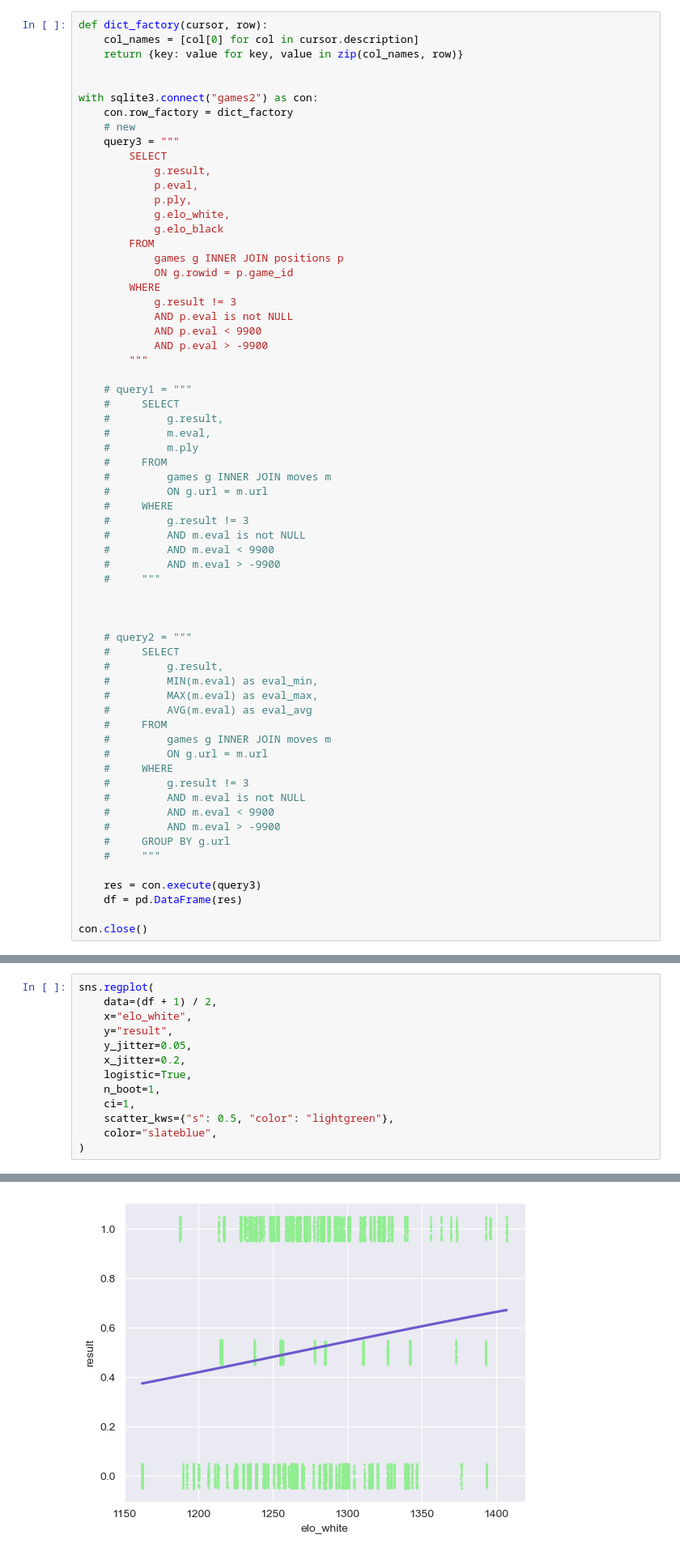
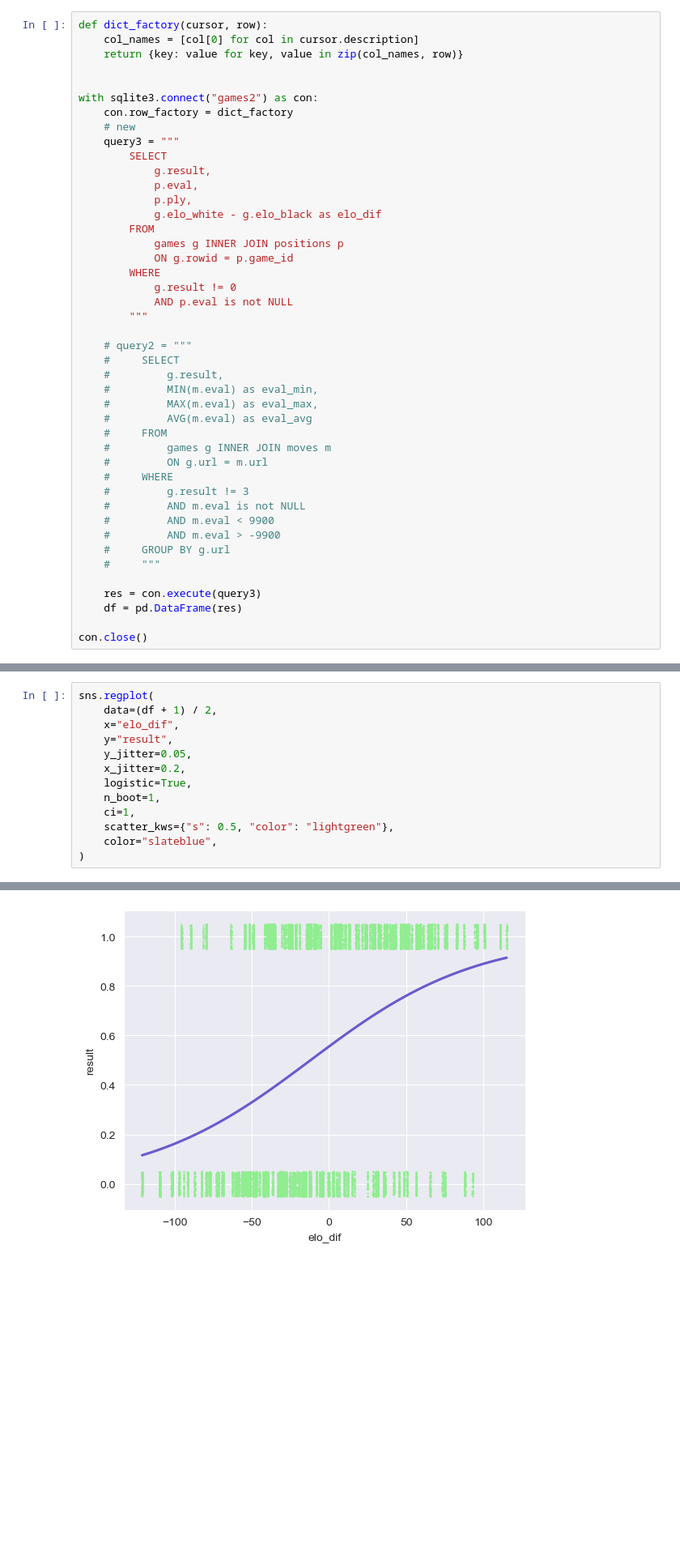
Before and after one commit to SandroMartens/Lichess-Win-Predictions, a Jupyter notebook: win_prob.ipynb, the cells around one changed output, grey strips where cells are left out. Shown: that part at 81% size. Saved outputs shown, nothing was run; the diff lists cells and outputs as text; blank space fills up the shorter version.

```diff
--- a/win_prob.ipynb
+++ b/win_prob.ipynb
@@ -28,34 +29,14 @@ with sqlite3.connect("games2") as con:
             g.result,
             p.eval,
             p.ply,
-            g.elo_white,
-            g.elo_black
+            g.elo_white - g.elo_black as elo_dif
         FROM
             games g INNER JOIN positions p
             ON g.rowid = p.game_id
         WHERE
-            g.result != 3
+            g.result != 0
             AND p.eval is not NULL
-            AND p.eval < 9900
-            AND p.eval > -9900
         """
-
-    # query1 = """
-    #     SELECT
-    #         g.result,
-    #         m.eval,
-    #         m.ply
-    #     FROM
-    #         games g INNER JOIN moves m
-    #         ON g.url = m.url
-    #     WHERE
-    #         g.result != 3
-    #         AND m.eval is not NULL
-    #         AND m.eval < 9900
-    #         AND m.eval > -9900
-    #     """
-
-
 
     # query2 = """
     #     SELECT
@@ -109,7 +102,7 @@ X_train, X_test, y_train, y_test = train_test_split(
 # %%
 sns.regplot(
     data=(df + 1) / 2,
-    x="elo_white",
+    x="elo_dif",
     y="result",
     y_jitter=0.05,
     x_jitter=0.2,
@@ -124,2 +117,2 @@ sns.regplot(
-[figure, old version]
+[figure, new version]
 # %%
```
Also changed, not shown: parts of 10 cells of this notebook.
